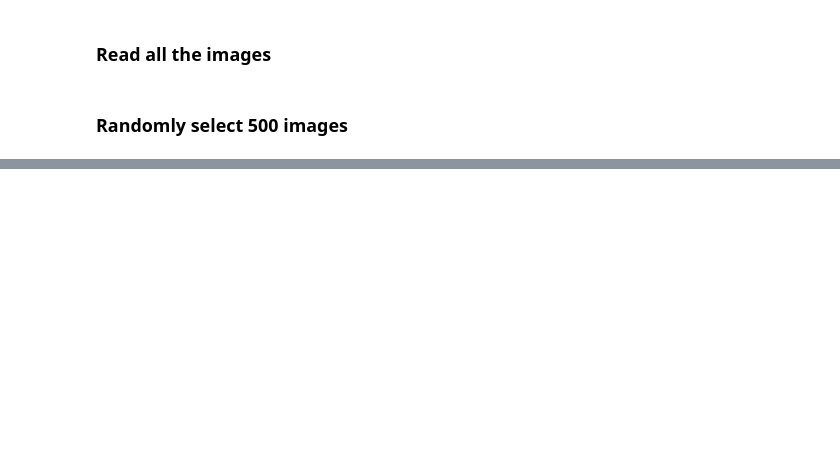
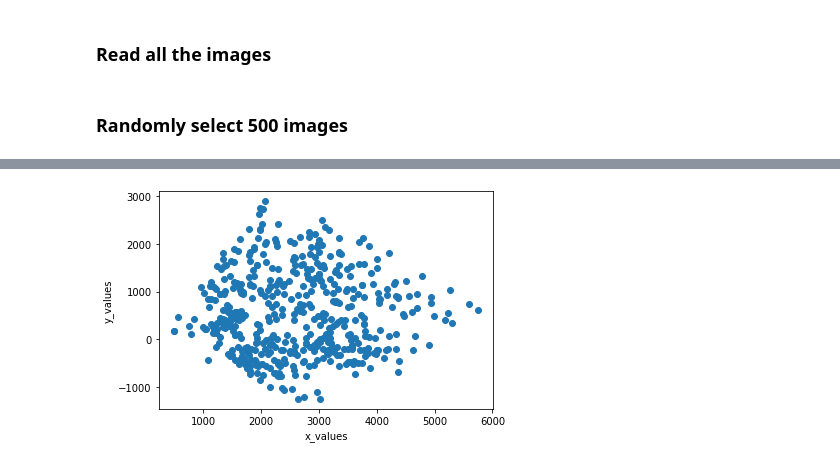
Before and after one commit to hansensen/EE5907Assignments, a Jupyter notebook: Assg2/1_PCA.ipynb, the cells around one changed output, grey strips where cells are left out. Saved outputs shown, nothing was run; the diff lists cells and outputs as text; code cells hidden in the pictures; blank space fills up the shorter version.

```diff
--- a/Assg2/1_PCA.ipynb
+++ b/Assg2/1_PCA.ipynb
@@ -43,5 +63,5 @@ eig_val, eig_vec = np.linalg.eig(cov_mat)
 # %%
 sorted_eig_index = np.argsort(eig_val)[::-1]
 # %%
-pca_2d_vec = eig_vec[sorted_eig_index[0:2]]
-pca_3d_vec = eig_vec[sorted_eig_index[0:3]]
+pca_2d_vec = eig_vec[:,sorted_eig_index[0:2]]
+pca_3d_vec = eig_vec[:,sorted_eig_index[0:3]]
@@ -51,8 +68,13 @@ pca_3d = pca_3d_vec.dot(vectorized_imgs.T)
+# %%
+pca_2d = np.dot(X, pca_2d_vec)
+pca_3d = np.dot(X, pca_3d_vec)
 # %%
-plt.plot(pca_2d[0,:].real, pca_2d[1,:].real, 'o')
+plt.plot(pca_2d[:,0].real, pca_2d[:,1].real, 'o')
 plt.xlabel('x_values')
 plt.ylabel('y_values')
 plt.show()
+# %% [output]
+[figure, added]
 # %%
 ax = plt.axes(projection='3d')
 
```
Also changed, not shown: parts of 18 cells of this notebook.
